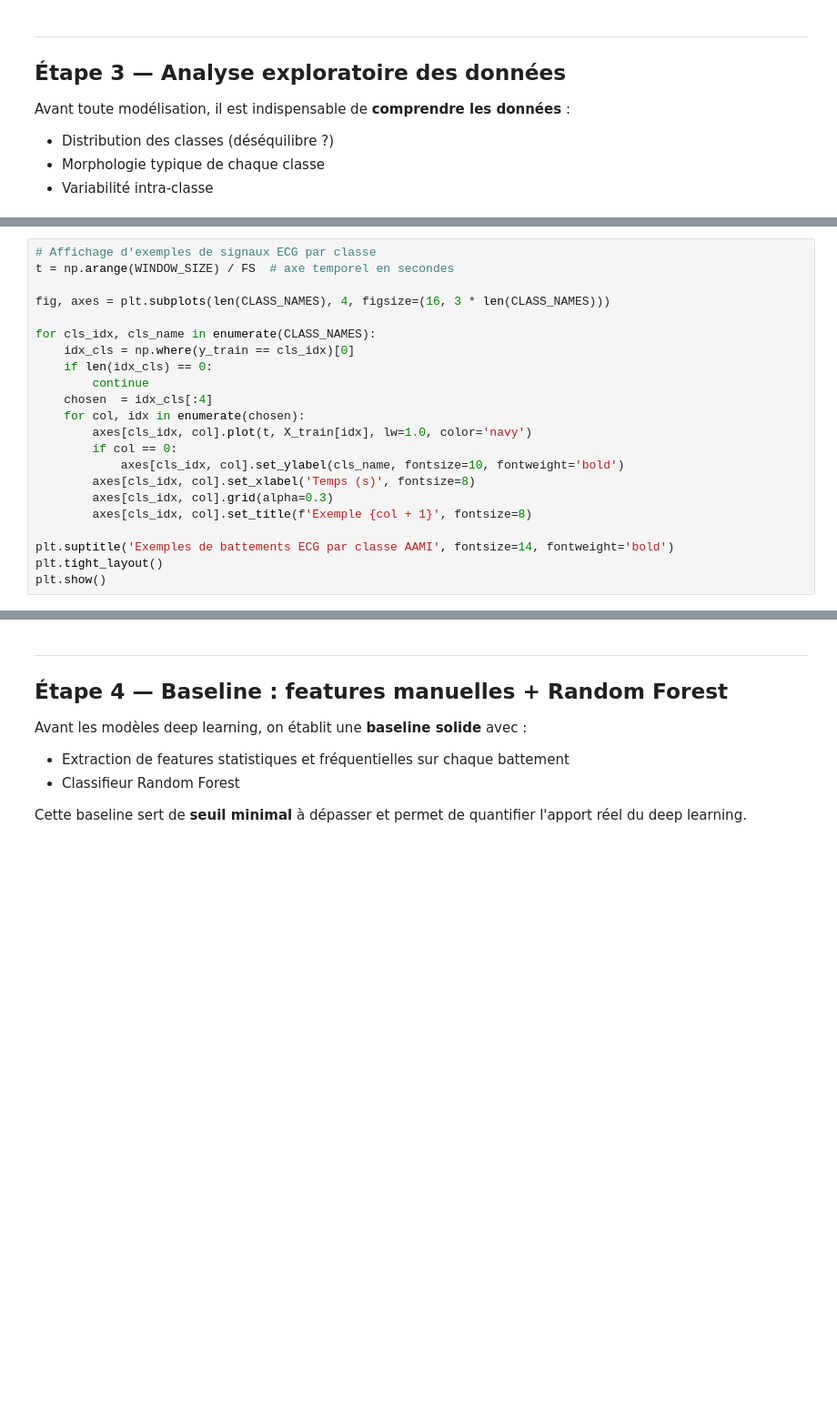
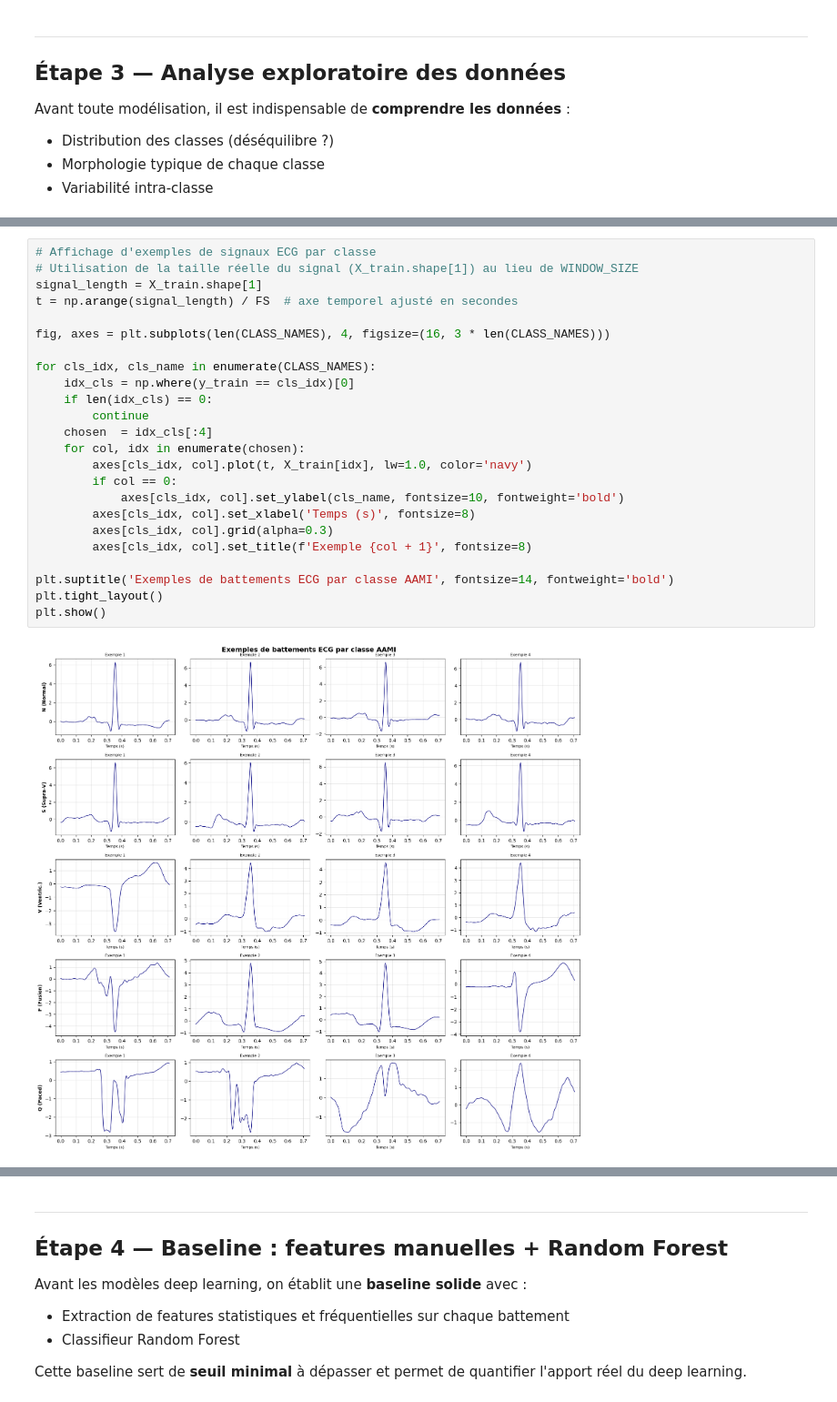
Before and after one commit to Houssam365/Classification-de-S-ries-Temporelles-M-dicales, a Jupyter notebook: notebooks/demo.ipynb, the cells around one changed output, grey strips where cells are left out. Shown at 91% size. Drawn from its saved outputs; the diff is of its cells as text; blank space fills up the shorter version.

```diff
--- a/notebooks/demo.ipynb
+++ b/notebooks/demo.ipynb
@@ -206,25 +277,29 @@ print('→ On utilisera le Macro F1 et la Sensibilité par classe.')
 # %%
 # Affichage d'exemples de signaux ECG par classe
-t = np.arange(WINDOW_SIZE) / FS  # axe temporel en secondes
+# Utilisation de la taille réelle du signal (X_train.shape[1]) au lieu de WINDOW_SIZE
+signal_length = X_train.shape[1]
+t = np.arange(signal_length) / FS  # axe temporel ajusté en secondes
 
 fig, axes = plt.subplots(len(CLASS_NAMES), 4, figsize=(16, 3 * len(CLASS_NAMES)))
 
 for cls_idx, cls_name in enumerate(CLASS_NAMES):
     idx_cls = np.where(y_train == cls_idx)[0]
     if len(idx_cls) == 0:
         continue
     chosen  = idx_cls[:4]
     for col, idx in enumerate(chosen):
         axes[cls_idx, col].plot(t, X_train[idx], lw=1.0, color='navy')
         if col == 0:
             axes[cls_idx, col].set_ylabel(cls_name, fontsize=10, fontweight='bold')
         axes[cls_idx, col].set_xlabel('Temps (s)', fontsize=8)
         axes[cls_idx, col].grid(alpha=0.3)
         axes[cls_idx, col].set_title(f'Exemple {col + 1}', fontsize=8)
 
 plt.suptitle('Exemples de battements ECG par classe AAMI', fontsize=14, fontweight='bold')
 plt.tight_layout()
 plt.show()
+# %% [output]
+[figure, added]
 # %%
 # Démonstration des techniques d'augmentation
 example = X_train[y_train == 2][0:1]  # Un battement ventriculaire (V)
```
Also changed, not shown: parts of 15 cells of this notebook.
